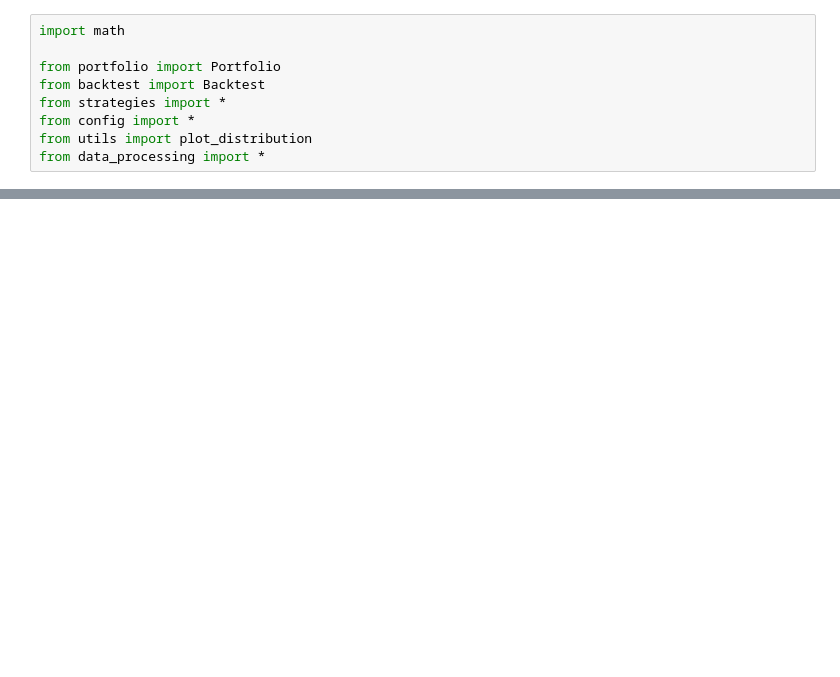
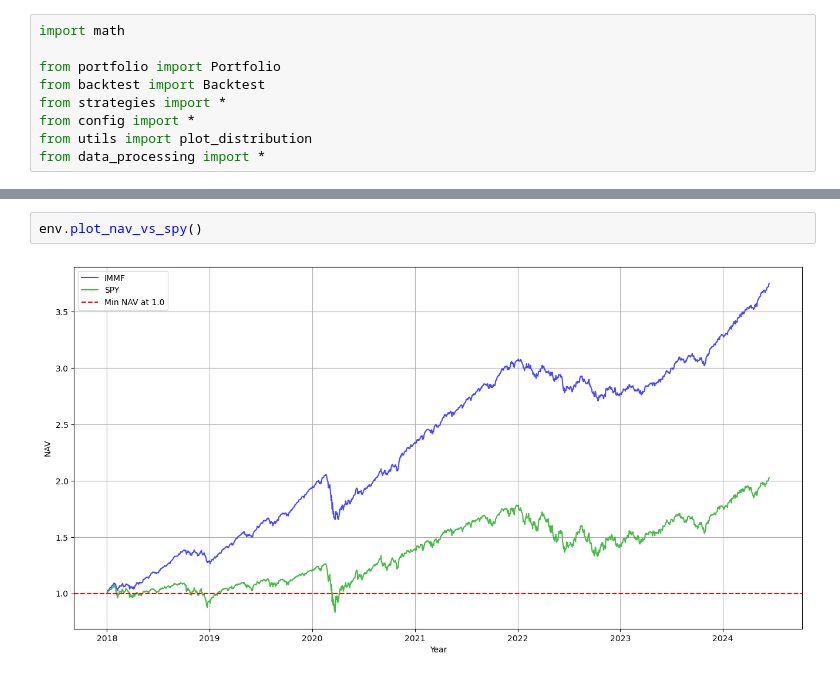
Before and after one commit to wyx-vincent/backtest, a Jupyter notebook: main.ipynb, the cells around one changed output, grey strips where cells are left out. Saved outputs shown, nothing was run; the diff lists cells and outputs as text; blank space fills up the shorter version.

```diff
--- a/main.ipynb
+++ b/main.ipynb
@@ -83,0 +67,4 @@ env.save_main_df_to_csv(filename='backtest_main_df.csv')
+# %%
+env.plot_nav_vs_spy()
+# %% [output]
+[figure, added]
```
Also changed, not shown: parts of 14 cells of this notebook, 9 other files.
